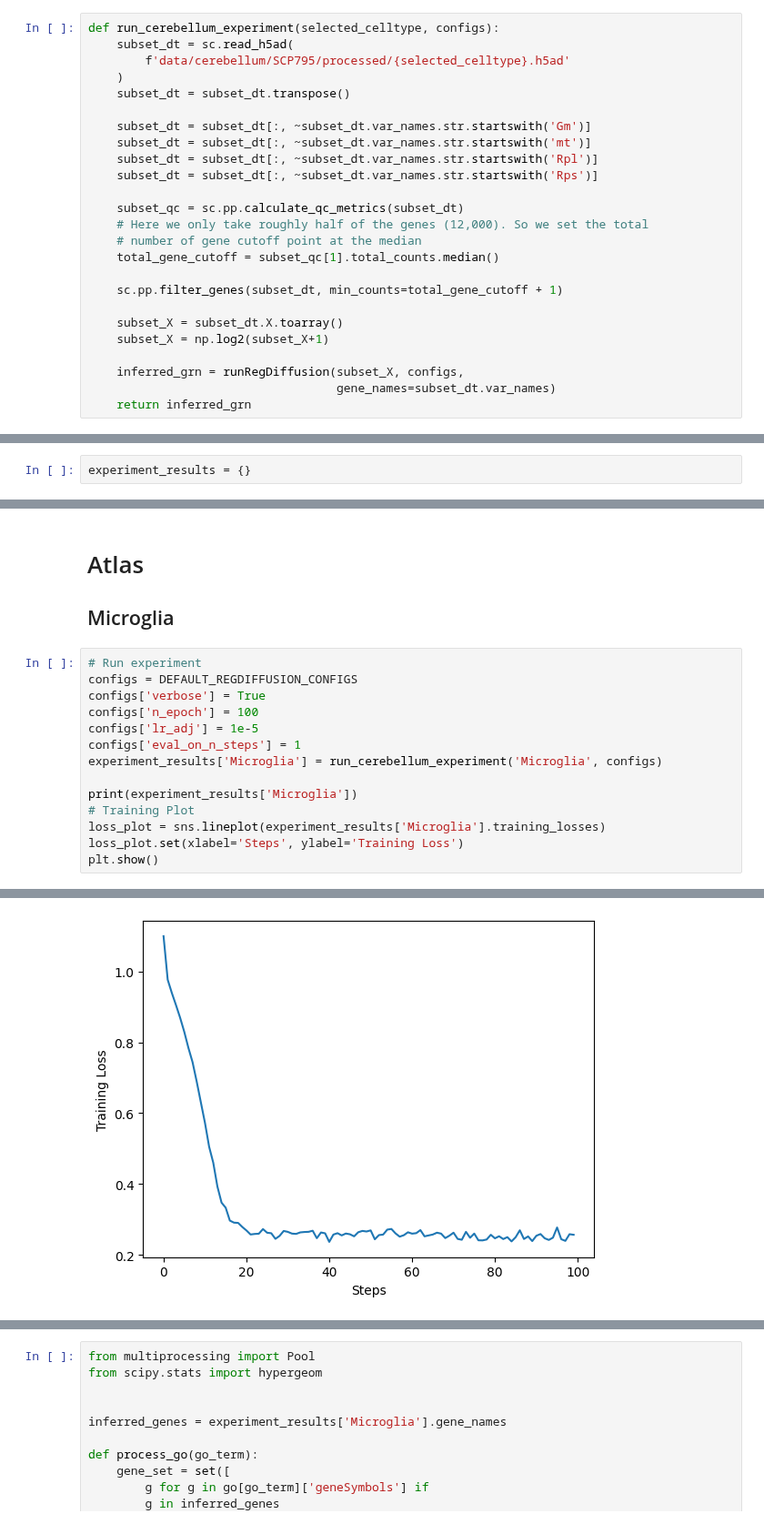
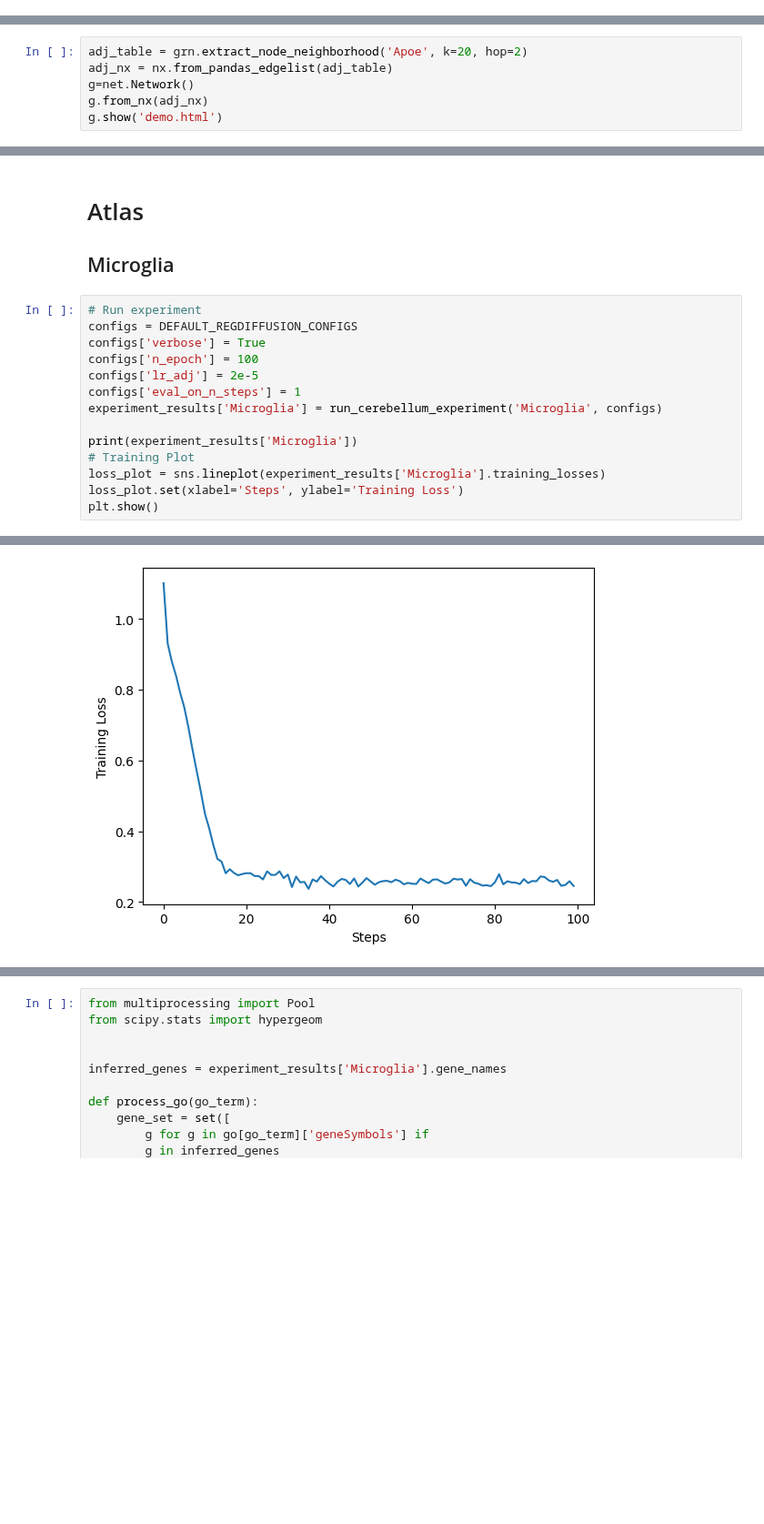
Before and after one commit to TuftsBCB/RegDiffusion, a Jupyter notebook: experiment_scripts/hammond_grn.ipynb, the cells around one changed output, grey strips where cells are left out. Shown at 91% size. Saved outputs shown, nothing was run; the diff lists cells and outputs as text; blank space fills up the shorter version.

```diff
--- a/cerebellum_grn.ipynb
+++ b/experiment_scripts/hammond_grn.ipynb
@@ -25,25 +14,0 @@ Available cell types include:
-# %%
-def run_cerebellum_experiment(selected_celltype, configs):
-    subset_dt = sc.read_h5ad(
-        f'data/cerebellum/SCP795/processed/{selected_celltype}.h5ad'
-    )
-    subset_dt = subset_dt.transpose()
-
-    subset_dt = subset_dt[:, ~subset_dt.var_names.str.startswith('Gm')]
-    subset_dt = subset_dt[:, ~subset_dt.var_names.str.startswith('mt')]
-    subset_dt = subset_dt[:, ~subset_dt.var_names.str.startswith('Rpl')]
-    subset_dt = subset_dt[:, ~subset_dt.var_names.str.startswith('Rps')]
-
-    subset_qc = sc.pp.calculate_qc_metrics(subset_dt)
-    # Here we only take roughly half of the genes (12,000). So we set the total
-    # number of gene cutoff point at the median
-    total_gene_cutoff = subset_qc[1].total_counts.median()
-
-    sc.pp.filter_genes(subset_dt, min_counts=total_gene_cutoff + 1)
-
-    subset_X = subset_dt.X.toarray()
-    subset_X = np.log2(subset_X+1)
-
-    inferred_grn = runRegDiffusion(subset_X, configs,
-                                   gene_names=subset_dt.var_names)
-    return inferred_grn
@@ -50,2 +86,6 @@ def run_cerebellum_experiment(selected_celltype, configs):
 # %%
-experiment_results = {}
+adj_table = grn.extract_node_neighborhood('Apoe', k=20, hop=2)
+adj_nx = nx.from_pandas_edgelist(adj_table)
+g=net.Network()
+g.from_nx(adj_nx)
+g.show('demo.html')
@@ -55,17 +98,17 @@ experiment_results = {}
 # %%
 # Run experiment
 configs = DEFAULT_REGDIFFUSION_CONFIGS
 configs['verbose'] = True
 configs['n_epoch'] = 100
-configs['lr_adj'] = 1e-5
+configs['lr_adj'] = 2e-5
 configs['eval_on_n_steps'] = 1
 experiment_results['Microglia'] = run_cerebellum_experiment('Microglia', configs)
 
 print(experiment_results['Microglia'])
 # Training Plot
 loss_plot = sns.lineplot(experiment_results['Microglia'].training_losses)
 loss_plot.set(xlabel='Steps', ylabel='Training Loss')
 plt.show()
 # %% [output]
 Inferred GRN: 10,010 TFs x 10,010 Target Genes
-[figure, old version]
+[figure, new version]
```
Also changed, not shown: parts of 21 cells of this notebook, 40 other files.
